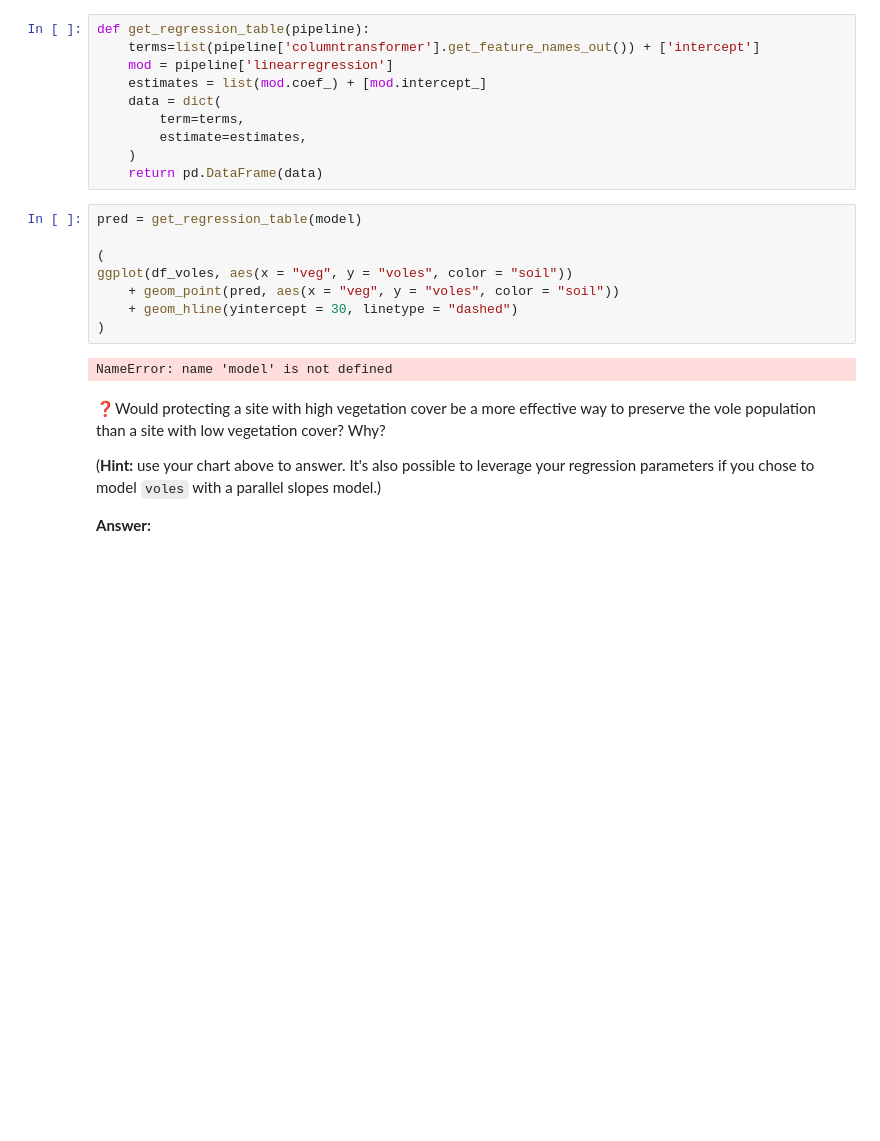
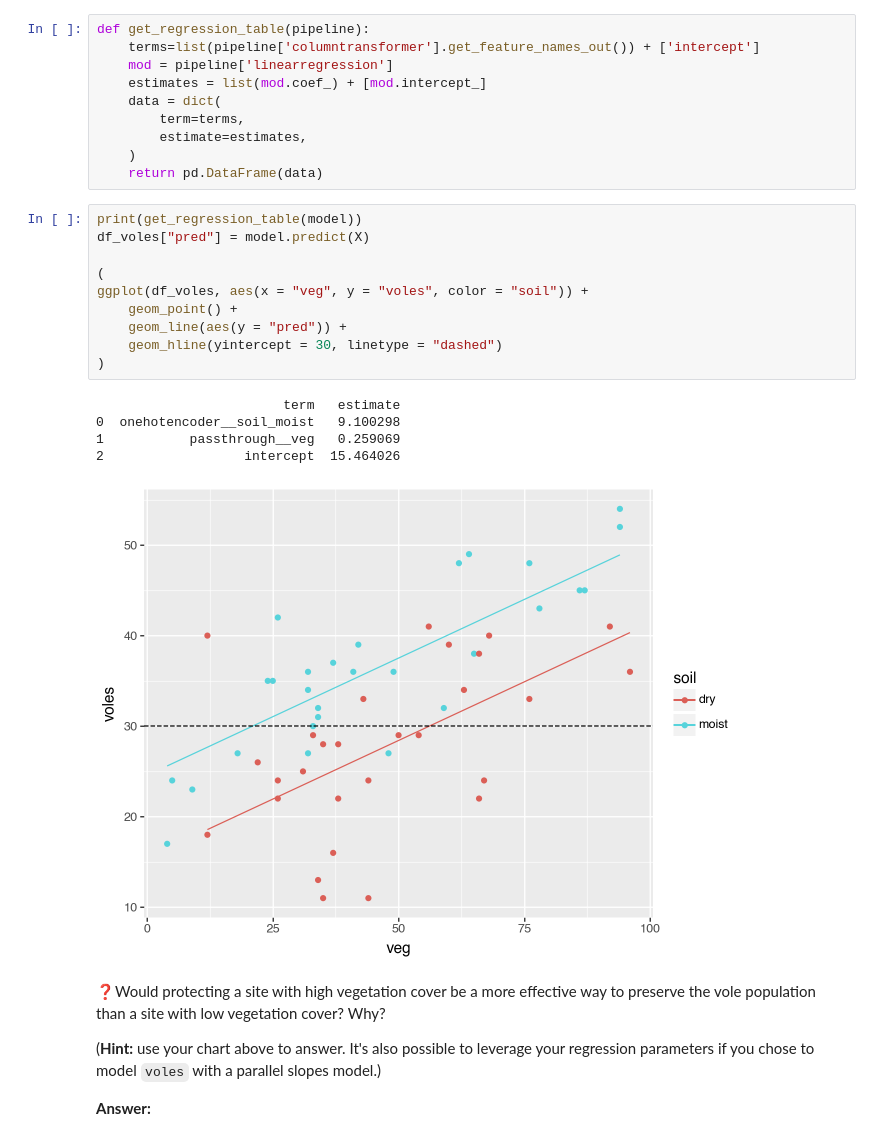
Before and after one commit to evandevine1/a05, a Jupyter notebook: assignment6.ipynb, the cells around one changed output. Cells and saved outputs as stored; diff of their text form; blank space fills up the shorter version.

```diff
--- a/assignment6.ipynb
+++ b/assignment6.ipynb
@@ -100,15 +100,21 @@ def get_regression_table(pipeline):
     )
     return pd.DataFrame(data)
 # %%
-pred = get_regression_table(model)
+print(get_regression_table(model))
+df_voles["pred"] = model.predict(X)
 
 (
-ggplot(df_voles, aes(x = "veg", y = "voles", color = "soil"))
-    + geom_point(pred, aes(x = "veg", y = "voles", color = "soil"))
-    + geom_hline(yintercept = 30, linetype = "dashed")
+ggplot(df_voles, aes(x = "veg", y = "voles", color = "soil")) +
+    geom_point() +
+    geom_line(aes(y = "pred")) +
+    geom_hline(yintercept = 30, linetype = "dashed")
 )
 # %% [output]
-NameError: name 'model' is not defined
+                        term   estimate
+0  onehotencoder__soil_moist   9.100298
+1           passthrough__veg   0.259069
+2                  intercept  15.464026
+[figure, added]
 # %% [markdown]
 ❓Would protecting a site with high vegetation cover be a more effective way to preserve the vole population than a site with low vegetation cover? Why?
 
```
Also changed, not shown: parts of 4 cells of this notebook.
